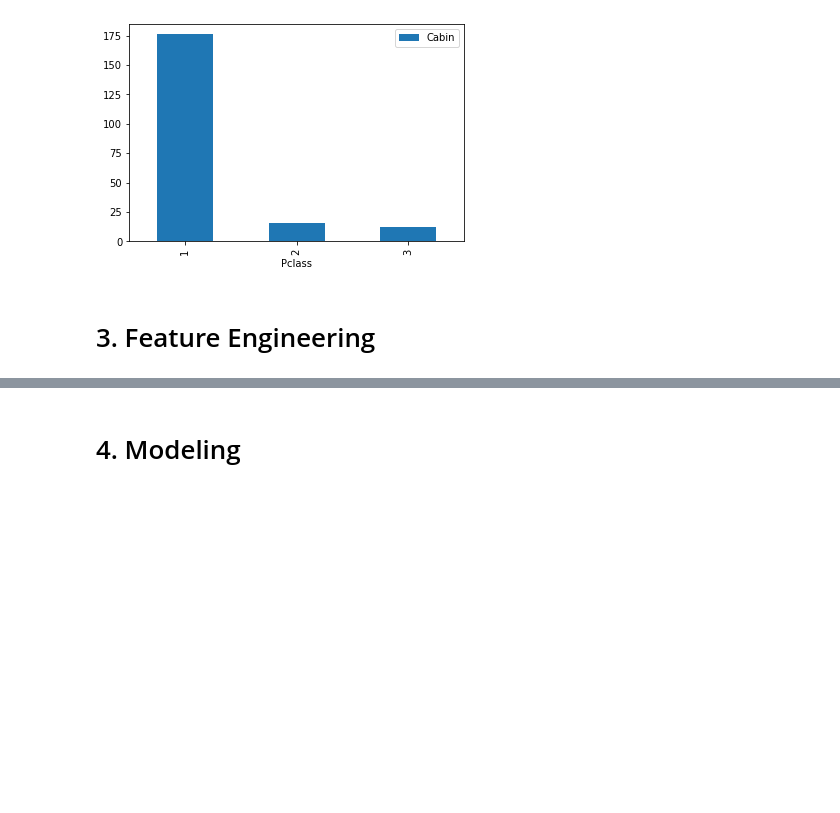
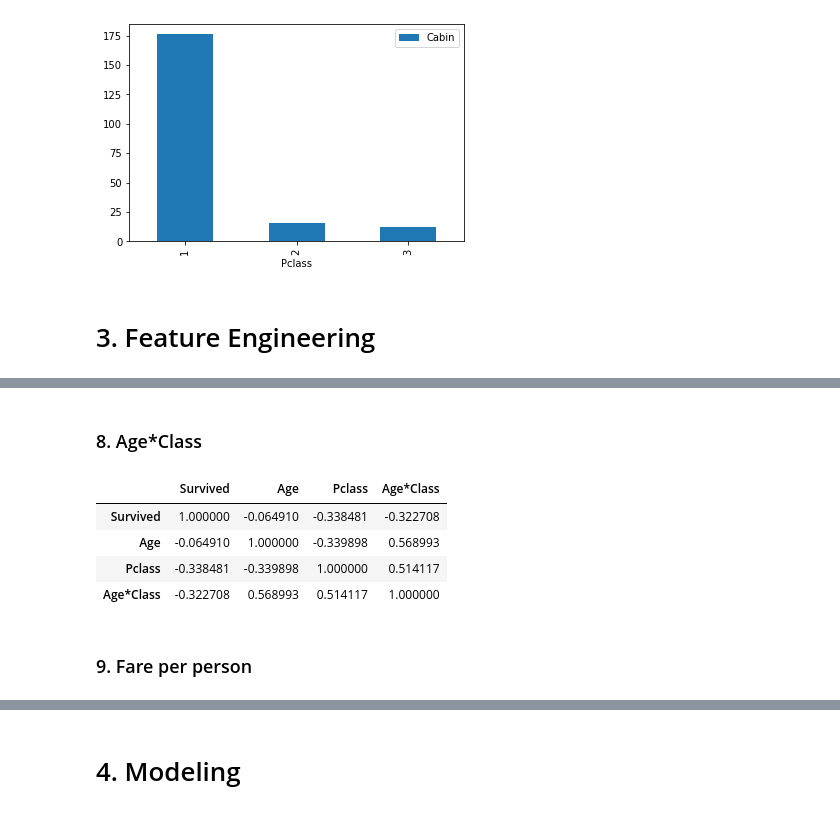
Before and after one commit to vichShir/kaggle-getting-started-competitions, a Jupyter notebook: Titanic/Titanic_Notebook.ipynb, the cells around one changed output, grey strips where cells are left out. Drawn from its saved outputs; the diff is of its cells as text; code cells hidden in the pictures; blank space fills up the shorter version.

```diff
--- a/Titanic/Titanic_Notebook.ipynb
+++ b/Titanic/Titanic_Notebook.ipynb
@@ -179,0 +263,3 @@ train.groupby('Pclass').count()[['Cabin']].plot.bar()
+# %%
+train_fts = name_encoding(train_fts)
+test = name_encoding(test)
@@ -408,0 +299,4 @@ test.head()
+# %%
+cabin_list = ['A', 'B', 'C', 'D', 'E', 'F', 'T', 'G', 'Unknown']
+train_fts['Deck'] = train_fts['Cabin'].map(lambda x: substrings_in_string(x, cabin_list))
+test['Deck'] = test['Cabin'].map(lambda x: substrings_in_string(x, cabin_list))
@@ -408,0 +305,4 @@ test.head()
+# %%
+#Creating new family_size column
+train_fts['Family_Size'] = train_fts['SibSp'] + train_fts['Parch']
+test['Family_Size'] = test['SibSp'] + test['Parch']
@@ -408,0 +317,2 @@ test.head()
+# %% [markdown]
+### 8. Age*Class
@@ -408,0 +322,10 @@ test.head()
+# %%
+train_fts[['Survived', 'Age', 'Pclass', 'Age*Class']].corr()
+# %% [output]
+|  | Survived | Age | Pclass | Age*Class |
+| Survived | 1.000000 | -0.064910 | -0.338481 | -0.322708 |
+| Age | -0.064910 | 1.000000 | -0.339898 | 0.568993 |
+| Pclass | -0.338481 | -0.339898 | 1.000000 | 0.514117 |
+| Age*Class | -0.322708 | 0.568993 | 0.514117 | 1.000000 |
+# %% [markdown]
+### 9. Fare per person
```
Also changed, not shown: parts of 72 cells of this notebook.
